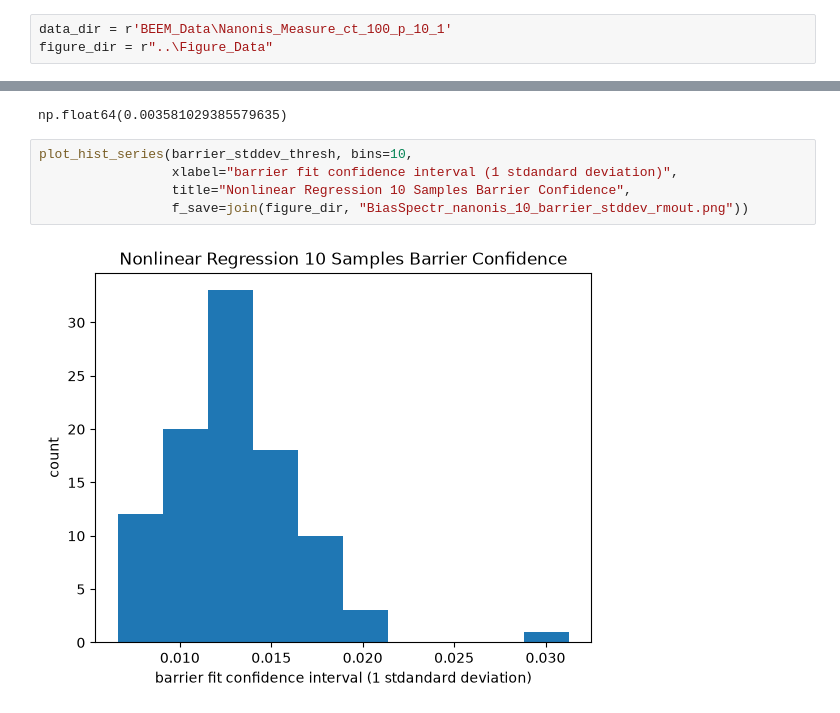
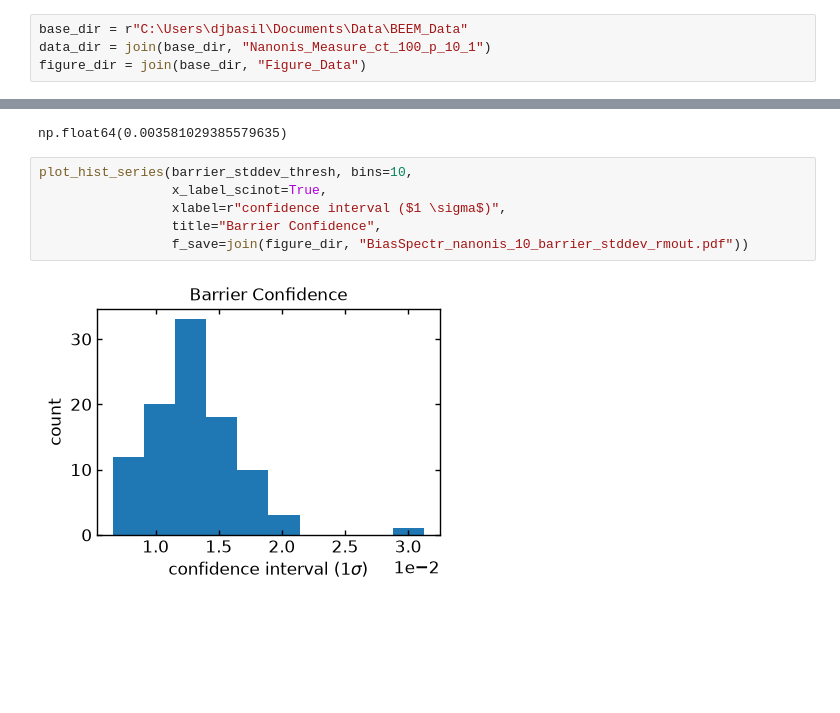
Before and after one commit to sandialabs/PRISMA, a Jupyter notebook: figures/BiasSpectr_nanonis_10.ipynb, the cells around one changed output, grey strips where cells are left out. Saved outputs shown, nothing was run; the diff lists cells and outputs as text; blank space fills up the shorter version.

```diff
--- a/figures/BiasSpectr_nanonis_10.ipynb
+++ b/figures/BiasSpectr_nanonis_10.ipynb
@@ -12,3 +12,4 @@ from prisma.plot import plot_hist_series, plot_spectrum_series
 # %%
-data_dir = r'BEEM_Data\Nanonis_Measure_ct_100_p_10_1'
-figure_dir = r"..\Figure_Data"
+base_dir = r"C:\Users\djbasil\Documents\Data\BEEM_Data"
+data_dir = join(base_dir, "Nanonis_Measure_ct_100_p_10_1")
+figure_dir = join(base_dir, "Figure_Data")
@@ -194,8 +196,9 @@ np.std(barrier_stddev_thresh)
 np.float64(0.003581029385579635)
 # %%
 plot_hist_series(barrier_stddev_thresh, bins=10,
-                 xlabel="barrier fit confidence interval (1 stdandard deviation)",
-                 title="Nonlinear Regression 10 Samples Barrier Confidence",
-                 f_save=join(figure_dir, "BiasSpectr_nanonis_10_barrier_stddev_rmout.png"))
+                 x_label_scinot=True,
+                 xlabel=r"confidence interval ($1 \sigma$)",
+                 title="Barrier Confidence",
+                 f_save=join(figure_dir, "BiasSpectr_nanonis_10_barrier_stddev_rmout.pdf"))
 # %% [output]
-[figure, old version]
+[figure, new version]
```
Also changed, not shown: parts of 8 cells of this notebook, 7 other files.
